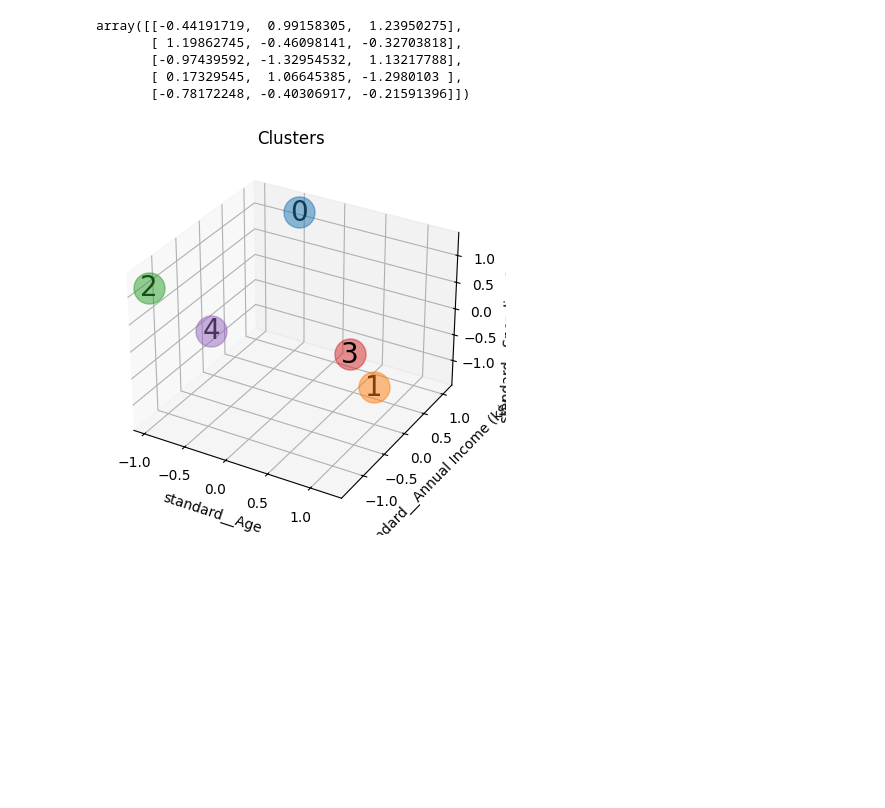
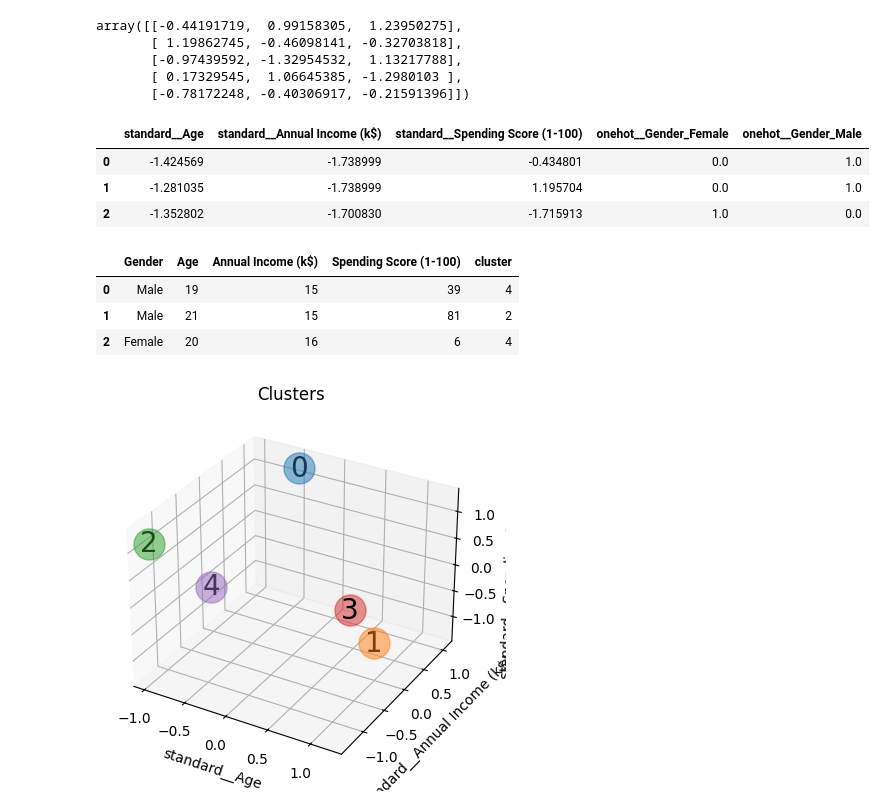
Before and after one commit to BraulioHermanson/Projeto_Segmentacao_de_Clientes, a Jupyter notebook: notebooks/[02] Pipeline.ipynb, the cells around one changed output. Drawn from its saved outputs; the diff is of its cells as text; code cells hidden in the pictures; blank space fills up the shorter version.

```diff
--- a/notebooks/[02] Pipeline.ipynb
+++ b/notebooks/[02] Pipeline.ipynb
@@ -305,6 +305,18 @@ array([[-0.44191719,  0.99158305,  1.23950275],
        [-0.97439592, -1.32954532,  1.13217788],
        [ 0.17329545,  1.06645385, -1.2980103 ],
        [-0.78172248, -0.40306917, -0.21591396]])
+# %%
+display(df_scaled.head(3))
+display(df_clustered.head(3))
+# %% [output]
+|  | standard__Age | standard__Annual Income (k$) | standard__Spending Score (1-100) | onehot__Gender_Female | onehot__Gender_Male |
+| 0 | -1.424569 | -1.738999 | -0.434801 | 0.0 | 1.0 |
+| 1 | -1.281035 | -1.738999 | 1.195704 | 0.0 | 1.0 |
+| 2 | -1.352802 | -1.700830 | -1.715913 | 1.0 | 0.0 |
+|  | Gender | Age | Annual Income (k$) | Spending Score (1-100) | cluster |
+| 0 | Male | 19 | 15 | 39 | 4 |
+| 1 | Male | 21 | 15 | 81 | 2 |
+| 2 | Female | 20 | 16 | 6 | 4 |
 # %%
 from funcoes_auxiliares import visualizar_clusters
 
```
Also changed, not shown: 2 other files.
